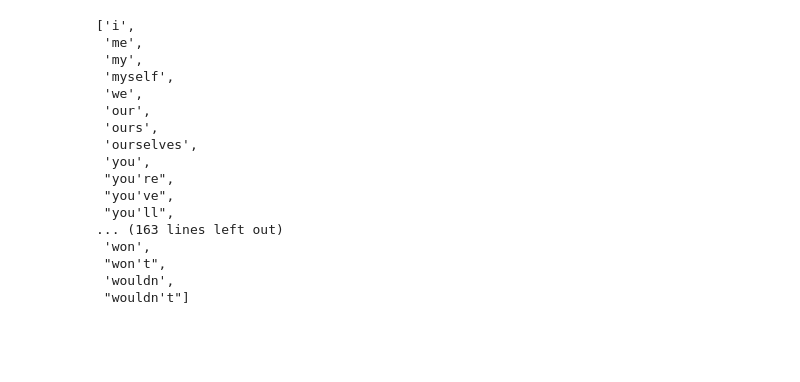
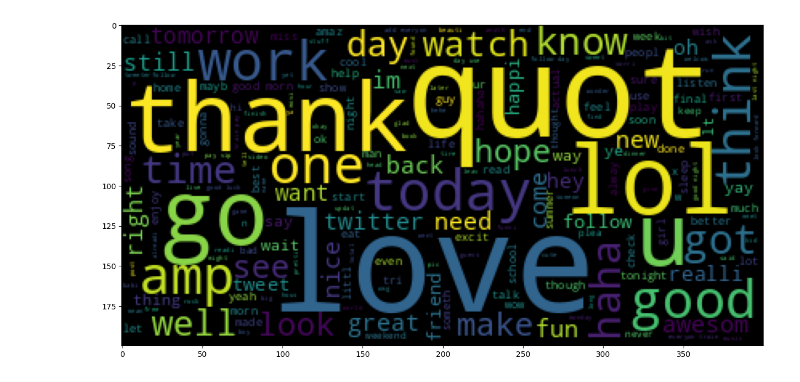
Before and after one commit to clopeau/RN_M1MAS23, a Jupyter notebook: Analyse_de_Sentiment.ipynb, the cells around one changed output. Saved outputs shown, nothing was run; the diff lists cells and outputs as text; code cells hidden in the pictures; blank space fills up the shorter version.

```diff
--- a/Analyse_de_Sentiment.ipynb
+++ b/Analyse_de_Sentiment.ipynb
@@ -13,30 +53,24 @@ Drive already mounted at /content/drive; to attempt to forcibly remount, call dr
 # %%
-import pandas as pd
-import numpy as np
-import re
-import nltk
-nltk.download('punkt')
-from nltk.corpus import stopwords
-#nltk.download('punkt');  # Si les packages de NLTK ne sont pas déjà téléchargés
-from nltk.tokenize import word_tokenize
-
-# Chargement des données à partir du fichier CSV
-data = train
+# Nombre d'éléments
+N=10000
+data = pd.concat([train.head(N),train.tail(N)], axis=0)
 # Renommage des colonnes et sélection des colonnes utiles
 data.columns = ["target", "ids", "date", "flag", "user", "text"]
 data = data[["target", "text"]]
 
-# Prétraitement des données
-nltk.download("stopwords")
 stop_words = stopwords.words("english")
+stemmer = SnowballStemmer("english")
 
 def clean_tweet(tweet):
     tweet = re.sub(r"http\S+", "", tweet)  # Suppression des liens
     tweet = re.sub(r"@[A-Za-z0-9]+", "", tweet)  # Suppression des mentions
     tweet = re.sub(r"[^a-zA-Z]", " ", tweet)  # Suppression des caractères spéciaux
     tweet = tweet.lower()  # Conversion en minuscules
-    tweet = " ".join([word for word in tweet.split() if word not in stop_words])  # Suppression des mots vides
+    words = tweet.split()
+    words = [stemmer.stem(word) for word in words ] #if word not in stop_words]  # Stemming et suppression des mots vides
+    tweet = " ".join(words)
     return tweet
-
+t0 = time.time()
 data["text"] = data["text"].apply(clean_tweet)
+print("Time to clean words :",time.time()-t0, "seconds")
 # %% [output]
@@ -52,4 +77,0 @@ See the caveats in the documentation: https://pandas.pydata.org/pandas-docs/stab
-# %%
-from nltk.tokenize import word_tokenize
-nltk.download('punkt')
-data['tokens'] = data['text'].apply(lambda x: word_tokenize(x))
@@ -94,20 +78,9 @@ X_counts
-# %%
-stop_words
-# %% [output]
-['i',
- 'me',
- 'my',
- 'myself',
- 'we',
- 'our',
- 'ours',
- 'ourselves',
- 'you',
- "you're",
- "you've",
- "you'll",
-... (163 lines left out)
- 'won',
- "won't",
- 'wouldn',
- "wouldn't"]
+# %%
+#String of positive tweets to analyze the words
+positive_tweets = data[data['target'] == 4]['text'].tolist()
+positive_tweets_string = " ".join(positive_tweets)
+plt.figure(figsize=(15,15))
+plt.imshow(WordCloud().generate(positive_tweets_string))
+del positive_tweets, positive_tweets_string
+# %% [output]
+[figure, added]
```
Also changed, not shown: parts of 15 cells of this notebook.
